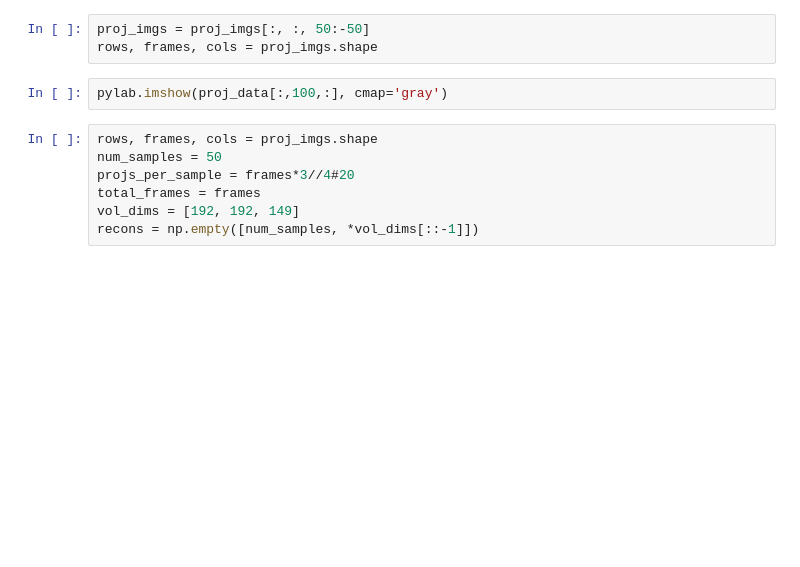
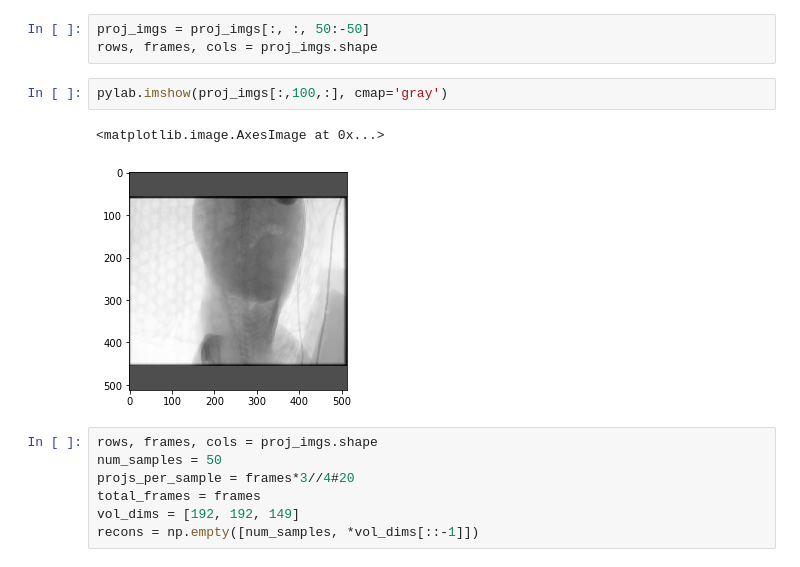
Before and after one commit to clintonjwang/cbct-recon, a Jupyter notebook: projections.ipynb, the cells around one changed output. Cells and saved outputs as stored; diff of their text form; blank space fills up the shorter version.

```diff
--- a/projections.ipynb
+++ b/projections.ipynb
@@ -65,7 +117,10 @@ proj_imgs = copy.deepcopy(proj_imgs_unscaled)
 proj_imgs = proj_imgs[:, :, 50:-50]
 rows, frames, cols = proj_imgs.shape
 # %%
-pylab.imshow(proj_data[:,100,:], cmap='gray')
+pylab.imshow(proj_imgs[:,100,:], cmap='gray')
+# %% [output]
+<matplotlib.image.AxesImage at 0x...>
+[figure, added]
 # %%
 rows, frames, cols = proj_imgs.shape
 num_samples = 50
```
Also changed, not shown: parts of 10 cells of this notebook, 1 other file.
